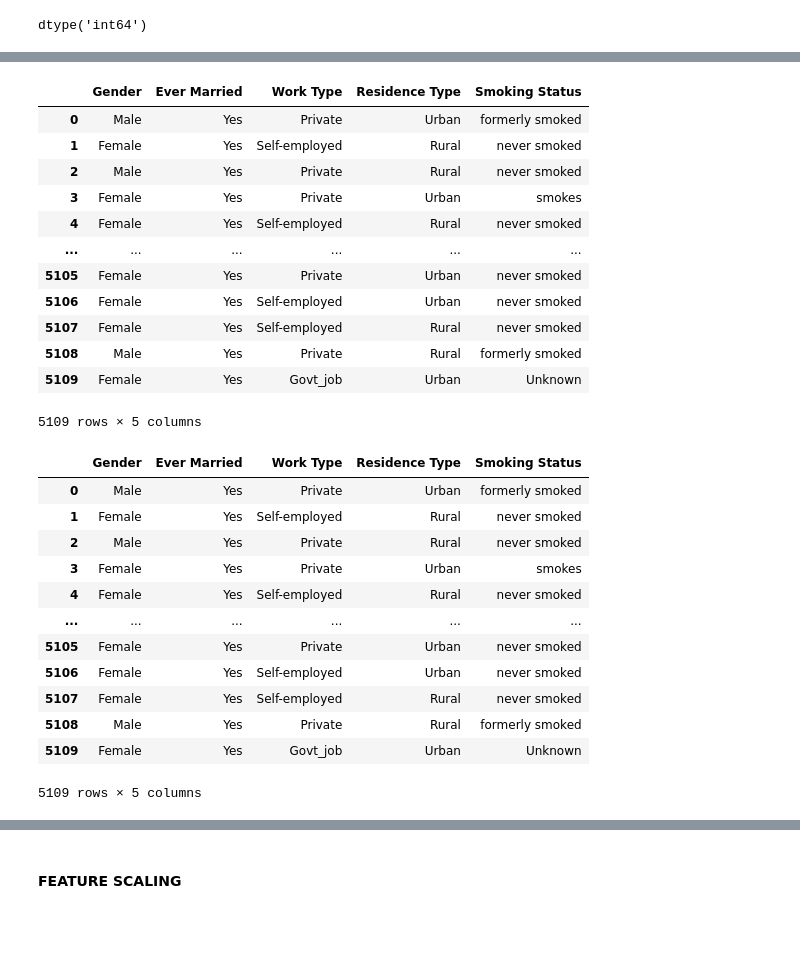
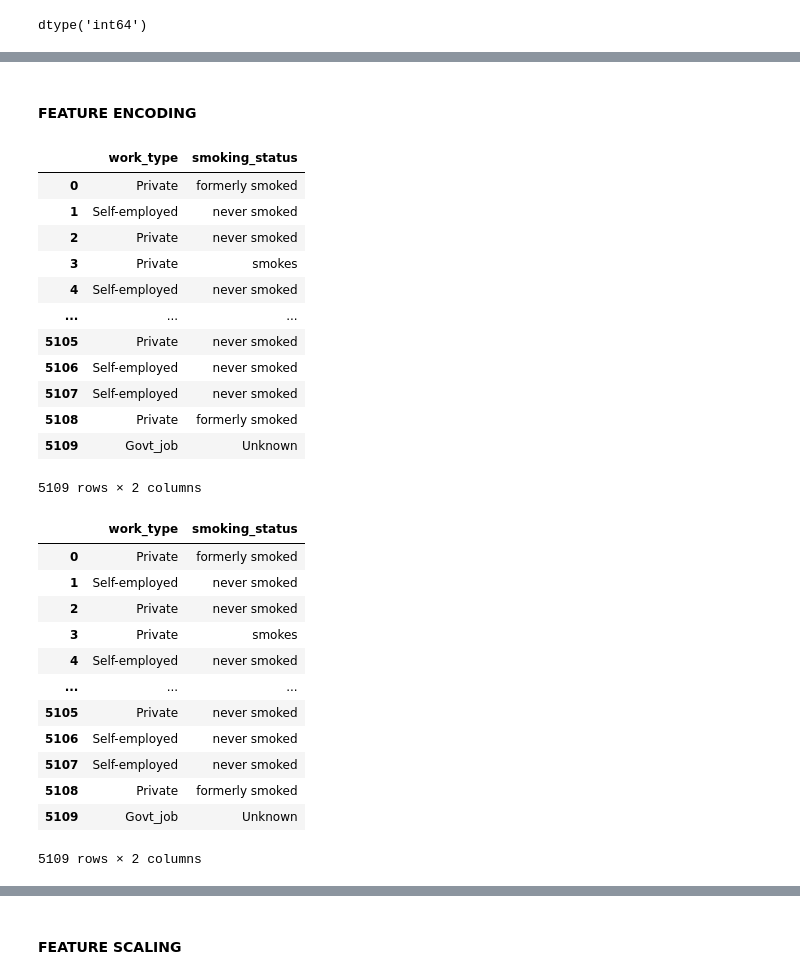
Before and after one commit to ndukumilkah-art/stroke_risk_project, a Jupyter notebook: Team Megatron Group5 Capstone Project StrokeDataSet.ipynb, the cells around one changed output, grey strips where cells are left out. Drawn from its saved outputs; the diff is of its cells as text; code cells hidden in the pictures; blank space fills up the shorter version.

```diff
--- a/Team Megatron Group5 Capstone Project StrokeDataSet.ipynb
+++ b/Team Megatron Group5 Capstone Project StrokeDataSet.ipynb
@@ -176,3 +226,3 @@ dtype: float64
 # %%
-# Filling the missing values in Bmi with median of the column
-stroke_dset['Bmi'] = stroke_dset['Bmi'].fillna(stroke_dset['Bmi'].median())
+# Filling the missing values in Bmi with median (by ages of each record)
+stroke_dset['bmi'] = stroke_dset['bmi'].fillna(stroke_dset.groupby("age")['bmi'].transform("median"))
@@ -620,0 +549,6 @@ In order to effectively train database using models, following steps are necessa
+# %%
+#Dropping the ID column, it is not needed in the model building
+
+stroke_training_set = stroke_dset.drop(columns=["id"])
+
+stroke_training_set
@@ -621,7 +569,7 @@ In order to effectively train database using models, following steps are necessa
 # %%
 # Seperating database to independent (Y) and dependent variables (X)
 
-stroke_X = stroke_dset.drop(columns=["Stroke"])
+stroke_X = stroke_training_set.drop(columns=["stroke"])
 
 stroke_X
 # %% [output]
@@ -659,0 +606,7 @@ Name: Stroke, Length: 5109, dtype: int64
+# %%
+# Convert features with two categories to binary (gender, ever_married and residence type)
+stroke_X["gender"] = stroke_training_set["gender"].map({"Male":1, "Female":0})
+stroke_X["ever_married"] = stroke_training_set["ever_married"].map({"Yes":1, "No":0})
+stroke_X["Residence_type"] = stroke_training_set["Residence_type"].map({"Urban":1, "Rural":0})
+
+stroke_X
@@ -660,41 +627,43 @@ Name: Stroke, Length: 5109, dtype: int64
+# %% [markdown]
+#### FEATURE ENCODING
 # %%
 #Separating object-typed categorical columns for encoding
-cat_cols = stroke_dset.select_dtypes(include=[object])
+cat_cols = stroke_X.select_dtypes(include=[object])
 
 cat_cols
 # %% [output]
-|  | Gender | Ever Married | Work Type | Residence Type | Smoking Status |
-| 0 | Male | Yes | Private | Urban | formerly smoked |
-| 1 | Female | Yes | Self-employed | Rural | never smoked |
-| 2 | Male | Yes | Private | Rural | never smoked |
-| 3 | Female | Yes | Private | Urban | smokes |
-| 4 | Female | Yes | Self-employed | Rural | never smoked |
-| ... | ... | ... | ... | ... | ... |
-| 5105 | Female | Yes | Private | Urban | never smoked |
-| 5106 | Female | Yes | Self-employed | Urban | never smoked |
-| 5107 | Female | Yes | Self-employed | Rural | never smoked |
-| 5108 | Male | Yes | Private | Rural | formerly smoked |
-| 5109 | Female | Yes | Govt_job | Urban | Unknown |
+|  | work_type | smoking_status |
+| 0 | Private | formerly smoked |
+| 1 | Self-employed | never smoked |
+| 2 | Private | never smoked |
+| 3 | Private | smokes |
+| 4 | Self-employed | never smoked |
+| ... | ... | ... |
+| 5105 | Private | never smoked |
+| 5106 | Self-employed | never smoked |
+| 5107 | Self-employed | never smoked |
+| 5108 | Private | formerly smoked |
+| 5109 | Govt_job | Unknown |
-5109 rows × 5 columns
+5109 rows × 2 columns
 # %%
 #Separating object-typed categorical columns for encoding
-cat_cols = stroke_dset.select_dtypes(include=[object])
+cat_cols = stroke_X.select_dtypes(include=[object])
 
 cat_cols
 # %% [output]
-|  | Gender | Ever Married | Work Type | Residence Type | Smoking Status |
-| 0 | Male | Yes | Private | Urban | formerly smoked |
-| 1 | Female | Yes | Self-employed | Rural | never smoked |
-| 2 | Male | Yes | Private | Rural | never smoked |
-| 3 | Female | Yes | Private | Urban | smokes |
-| 4 | Female | Yes | Self-employed | Rural | never smoked |
-| ... | ... | ... | ... | ... | ... |
-| 5105 | Female | Yes | Private | Urban | never smoked |
-| 5106 | Female | Yes | Self-employed | Urban | never smoked |
-| 5107 | Female | Yes | Self-employed | Rural | never smoked |
-| 5108 | Male | Yes | Private | Rural | formerly smoked |
-| 5109 | Female | Yes | Govt_job | Urban | Unknown |
+|  | work_type | smoking_status |
+| 0 | Private | formerly smoked |
+| 1 | Self-employed | never smoked |
+| 2 | Private | never smoked |
+| 3 | Private | smokes |
+| 4 | Self-employed | never smoked |
+| ... | ... | ... |
+| 5105 | Private | never smoked |
+| 5106 | Self-employed | never smoked |
+| 5107 | Self-employed | never smoked |
+| 5108 | Private | formerly smoked |
+| 5109 | Govt_job | Unknown |
-5109 rows × 5 columns
+5109 rows × 2 columns
 # %%
 #Encoding of the categorical columns
 stroke_X_lab = stroke_X.copy()
```
Also changed, not shown: parts of 188 cells of this notebook.
